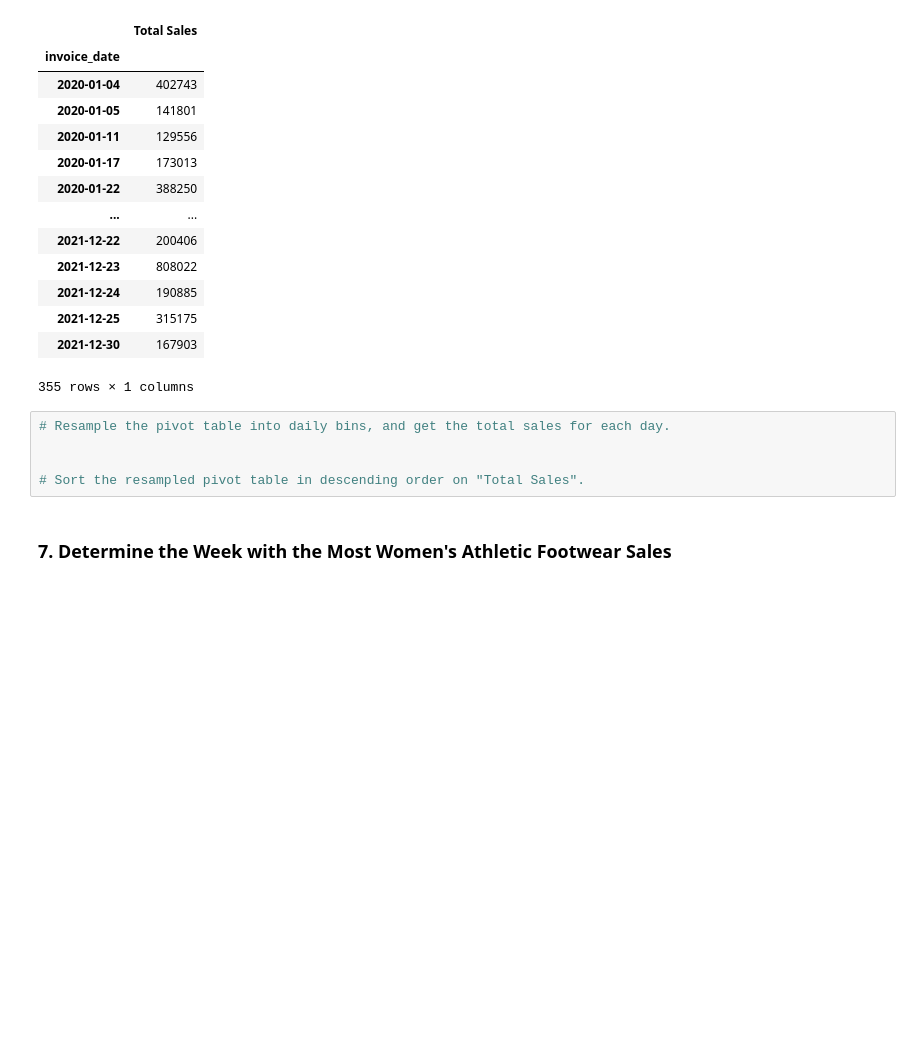
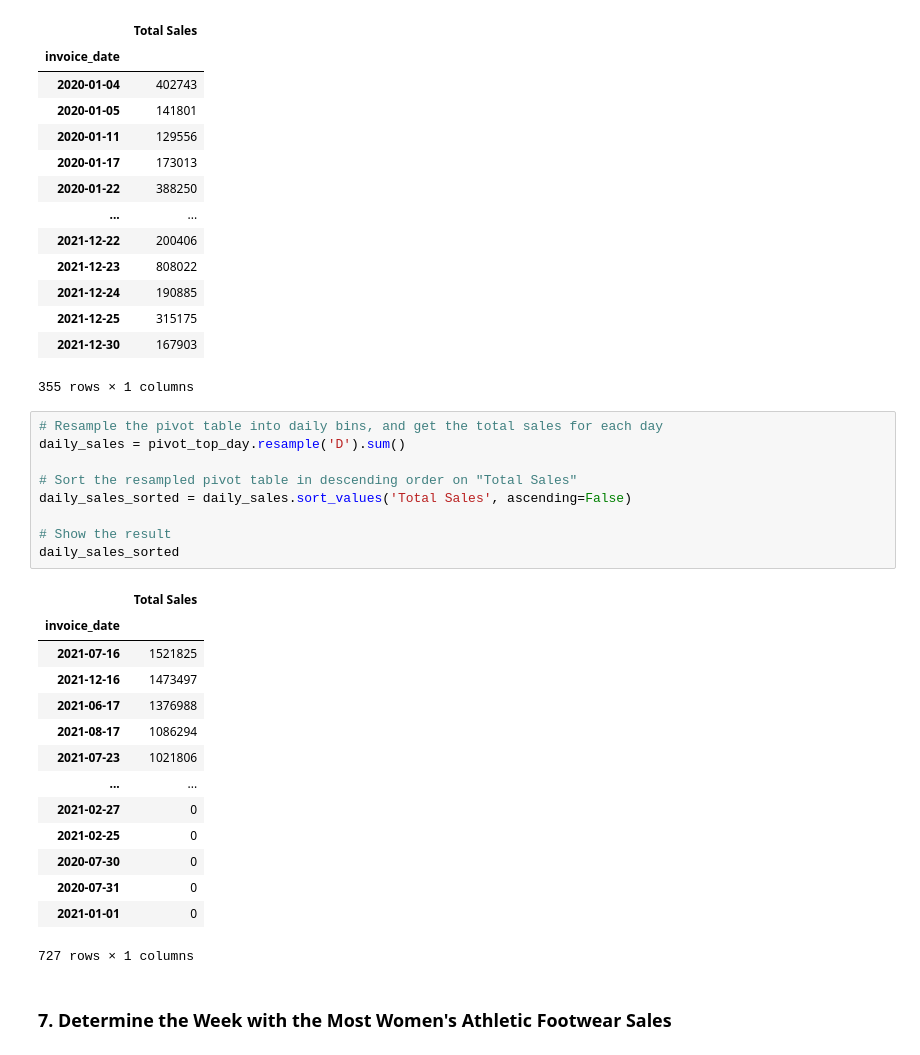
Before and after one commit to SikoticVinyl/athletic_sales_analysis, a Jupyter notebook: Starter_Code/athletic_sales_analysis.ipynb, the cells around one changed output. Saved outputs shown, nothing was run; the diff lists cells and outputs as text; blank space fills up the shorter version.

```diff
--- a/Starter_Code/athletic_sales_analysis.ipynb
+++ b/Starter_Code/athletic_sales_analysis.ipynb
@@ -501,10 +501,29 @@ pivot_top_day
 | 2021-12-30 | 167903 |
 355 rows × 1 columns
 # %%
-# Resample the pivot table into daily bins, and get the total sales for each day.
+# Resample the pivot table into daily bins, and get the total sales for each day
+daily_sales = pivot_top_day.resample('D').sum()
 
+# Sort the resampled pivot table in descending order on "Total Sales"
+daily_sales_sorted = daily_sales.sort_values('Total Sales', ascending=False)
 
-# Sort the resampled pivot table in descending order on "Total Sales".
+# Show the result
+daily_sales_sorted
+# %% [output]
+|  | Total Sales |
+| invoice_date |  |
+| 2021-07-16 | 1521825 |
+| 2021-12-16 | 1473497 |
+| 2021-06-17 | 1376988 |
+| 2021-08-17 | 1086294 |
+| 2021-07-23 | 1021806 |
+| ... | ... |
+| 2021-02-27 | 0 |
+| 2021-02-25 | 0 |
+| 2020-07-30 | 0 |
+| 2020-07-31 | 0 |
+| 2021-01-01 | 0 |
+727 rows × 1 columns
 # %% [markdown]
 ### 7.  Determine the Week with the Most Women's Athletic Footwear Sales
 # %%
```
